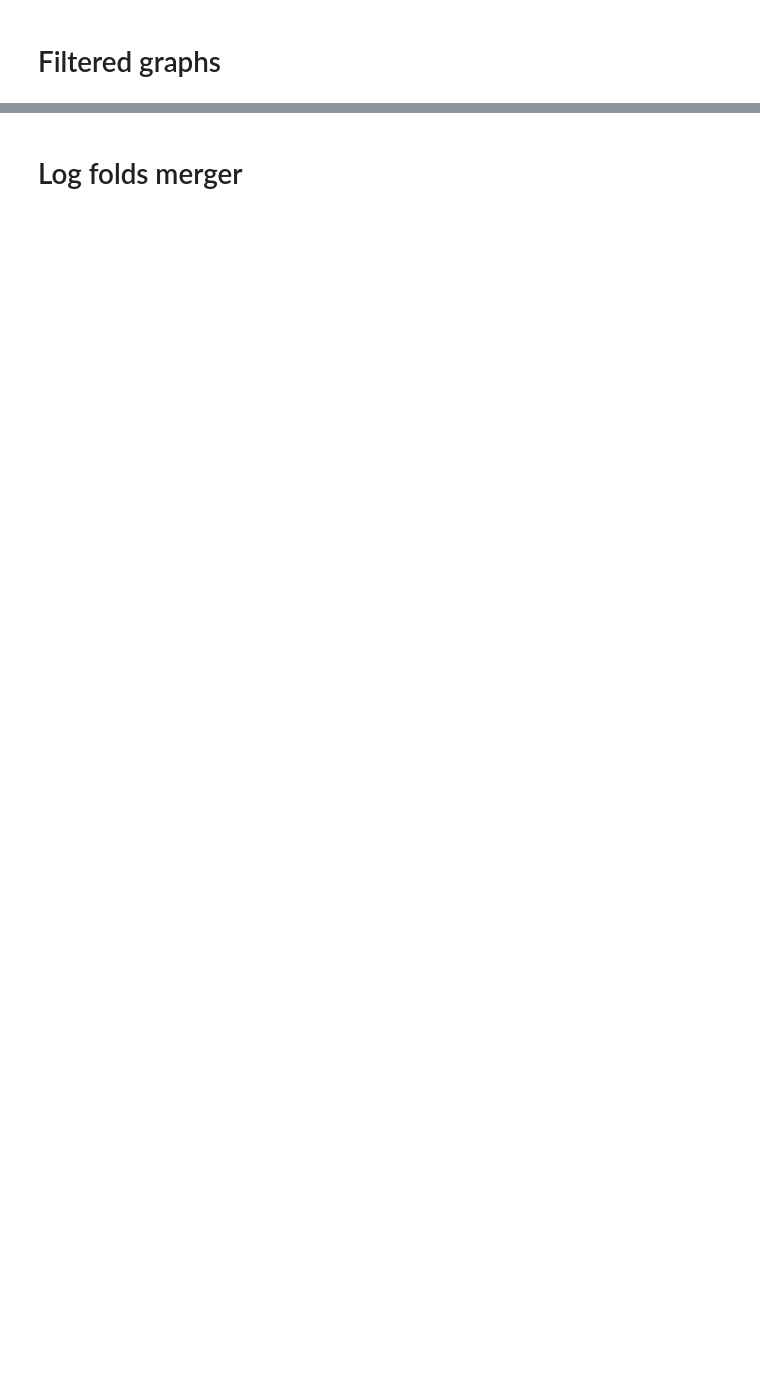
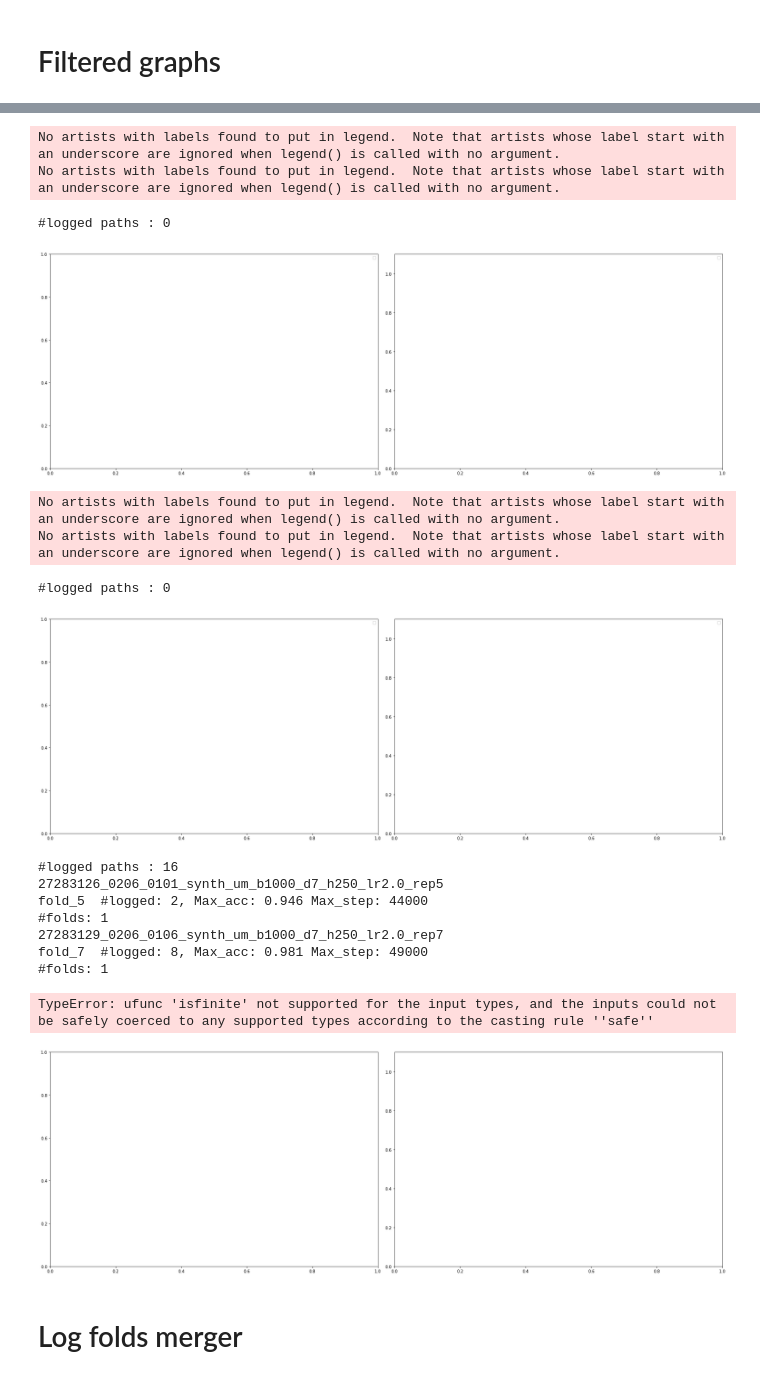
Before and after one commit to jeromel05/Ultrametric-benchmark-v2, a Jupyter notebook: notebooks/postprocessing_metrics.ipynb, the cells around one changed output, grey strips where cells are left out. Drawn from its saved outputs; the diff is of its cells as text; code cells hidden in the pictures; blank space fills up the shorter version.

```diff
--- a/notebooks/postprocessing_metrics.ipynb
+++ b/notebooks/postprocessing_metrics.ipynb
@@ -302,3 +336,23 @@ fold_1  #logged: 6, Max_acc: 0.963 Max_step: 65000
+# %%
+for patt in patts_to_search2: plot_runs_w_regex(patt, 0.811, TO_MERGE_LOG_PATH, verbose=True, delete_dir=False)
+# %% [output]
+No artists with labels found to put in legend.  Note that artists whose label start with an underscore are ignored when legend() is called with no argument.
+No artists with labels found to put in legend.  Note that artists whose label start with an underscore are ignored when legend() is called with no argument.
+#logged paths : 0
+[figure, added]
+No artists with labels found to put in legend.  Note that artists whose label start with an underscore are ignored when legend() is called with no argument.
+No artists with labels found to put in legend.  Note that artists whose label start with an underscore are ignored when legend() is called with no argument.
+#logged paths : 0
+[figure, added]
+#logged paths : 16
+27283126_0206_0101_synth_um_b1000_d7_h250_lr2.0_rep5
+fold_5  #logged: 2, Max_acc: 0.946 Max_step: 44000
+#folds: 1
+27283129_0206_0106_synth_um_b1000_d7_h250_lr2.0_rep7
+fold_7  #logged: 8, Max_acc: 0.981 Max_step: 49000
+#folds: 1
+TypeError: ufunc 'isfinite' not supported for the input types, and the inputs could not be safely coerced to any supported types according to the casting rule ''safe''
+[figure, added]
 # %% [markdown]
 # Log folds merger
 # %%
```
Also changed, not shown: parts of 3 cells of this notebook, 9 other files.
